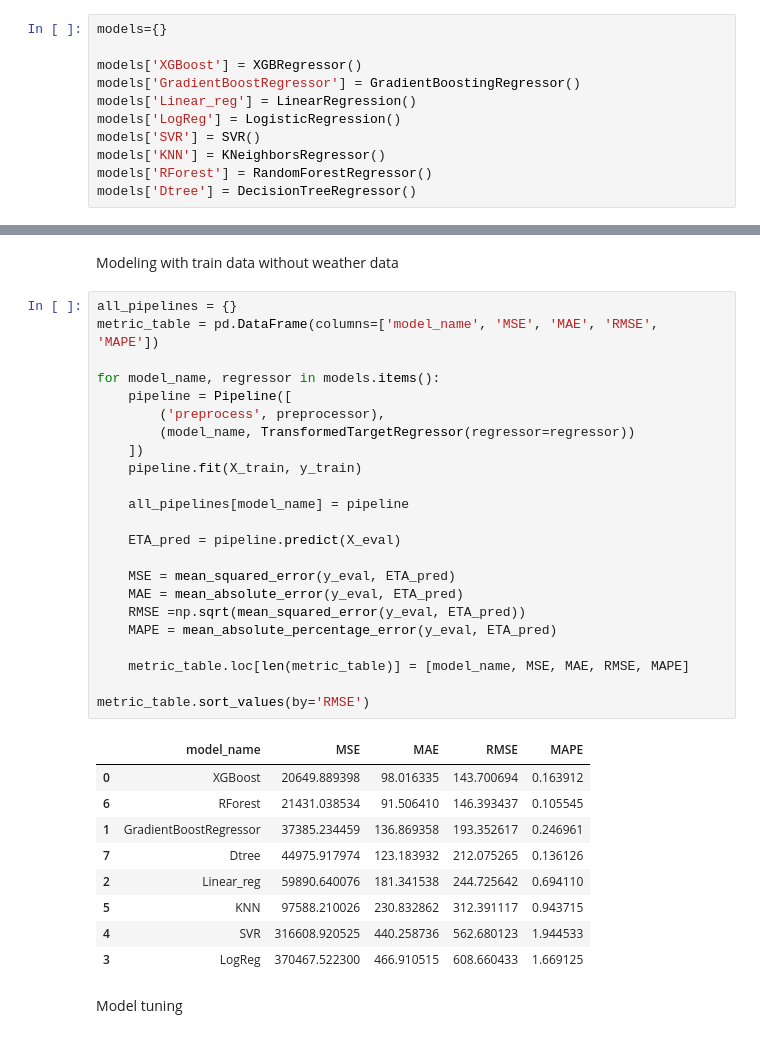
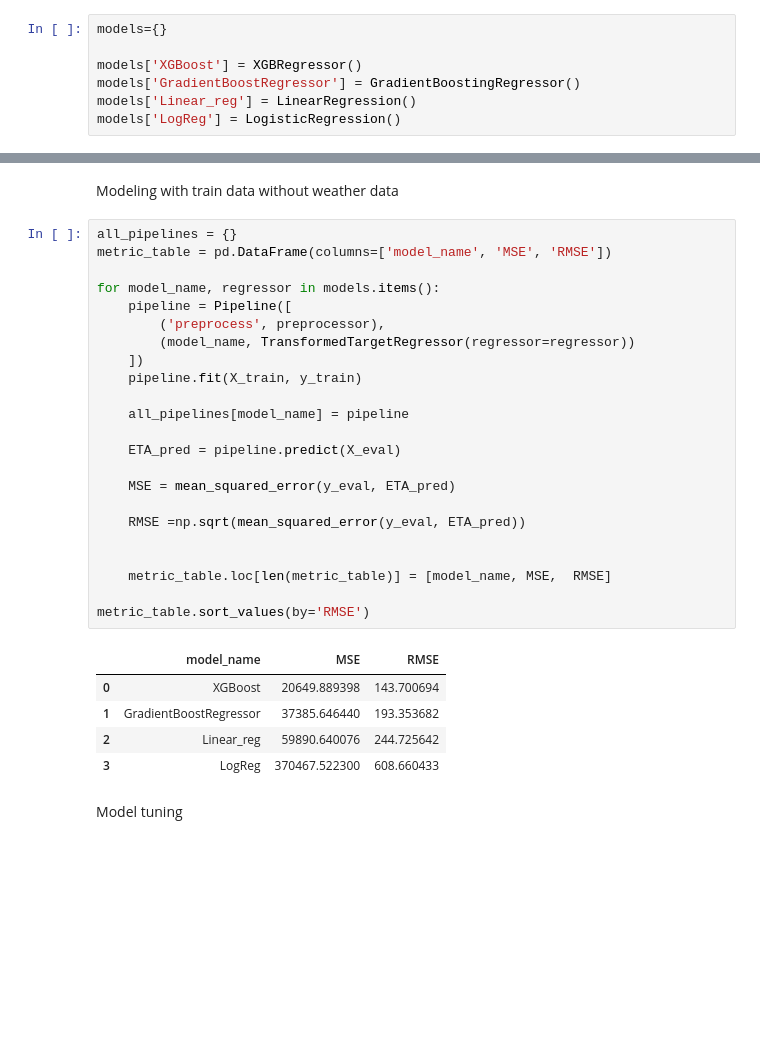
Before and after one commit to damzking/final-pro, a Jupyter notebook: Notebook/ETA-prediction1.ipynb, the cells around one changed output, grey strips where cells are left out. Cells and saved outputs as stored; diff of their text form; blank space fills up the shorter version.

```diff
--- a/Notebook/ETA-prediction1.ipynb
+++ b/Notebook/ETA-prediction1.ipynb
@@ -752,10 +753,6 @@ models['XGBoost'] = XGBRegressor()
 models['GradientBoostRegressor'] = GradientBoostingRegressor()
 models['Linear_reg'] = LinearRegression()
 models['LogReg'] = LogisticRegression()
-models['SVR'] = SVR()
-models['KNN'] = KNeighborsRegressor()
-models['RForest'] = RandomForestRegressor()
-models['Dtree'] = DecisionTreeRegressor()
 # %% [markdown]
 Creating Pipelines
 # %%
@@ -781,37 +778,33 @@ preprocessor = ColumnTransformer([
 Modeling with train data without weather data
 # %%
 all_pipelines = {}
-metric_table = pd.DataFrame(columns=['model_name', 'MSE', 'MAE', 'RMSE', 'MAPE'])
+metric_table = pd.DataFrame(columns=['model_name', 'MSE', 'RMSE'])
 
 for model_name, regressor in models.items():
     pipeline = Pipeline([
         ('preprocess', preprocessor),
         (model_name, TransformedTargetRegressor(regressor=regressor))
     ])
     pipeline.fit(X_train, y_train)
 
     all_pipelines[model_name] = pipeline
 
     ETA_pred = pipeline.predict(X_eval)
 
     MSE = mean_squared_error(y_eval, ETA_pred)
-    MAE = mean_absolute_error(y_eval, ETA_pred)
+
     RMSE =np.sqrt(mean_squared_error(y_eval, ETA_pred))
-    MAPE = mean_absolute_percentage_error(y_eval, ETA_pred)
 
-    metric_table.loc[len(metric_table)] = [model_name, MSE, MAE, RMSE, MAPE]
+
+    metric_table.loc[len(metric_table)] = [model_name, MSE,  RMSE]
 
 metric_table.sort_values(by='RMSE')
 # %% [output]
-|  | model_name | MSE | MAE | RMSE | MAPE |
-| 0 | XGBoost | 20649.889398 | 98.016335 | 143.700694 | 0.163912 |
-| 6 | RForest | 21431.038534 | 91.506410 | 146.393437 | 0.105545 |
-| 1 | GradientBoostRegressor | 37385.234459 | 136.869358 | 193.352617 | 0.246961 |
-| 7 | Dtree | 44975.917974 | 123.183932 | 212.075265 | 0.136126 |
-| 2 | Linear_reg | 59890.640076 | 181.341538 | 244.725642 | 0.694110 |
-| 5 | KNN | 97588.210026 | 230.832862 | 312.391117 | 0.943715 |
-| 4 | SVR | 316608.920525 | 440.258736 | 562.680123 | 1.944533 |
-| 3 | LogReg | 370467.522300 | 466.910515 | 608.660433 | 1.669125 |
+|  | model_name | MSE | RMSE |
+| 0 | XGBoost | 20649.889398 | 143.700694 |
+| 1 | GradientBoostRegressor | 37385.646440 | 193.353682 |
+| 2 | Linear_reg | 59890.640076 | 244.725642 |
+| 3 | LogReg | 370467.522300 | 608.660433 |
 # %% [markdown]
 Model tuning
 # %%
```
Also changed, not shown: parts of 9 cells of this notebook, 6 other files.
